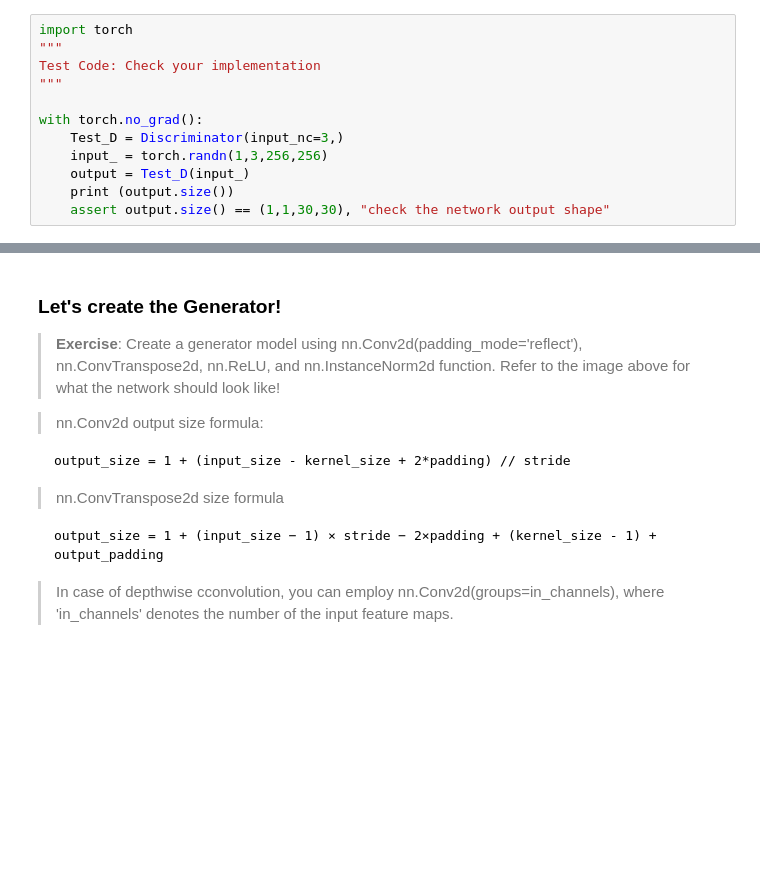
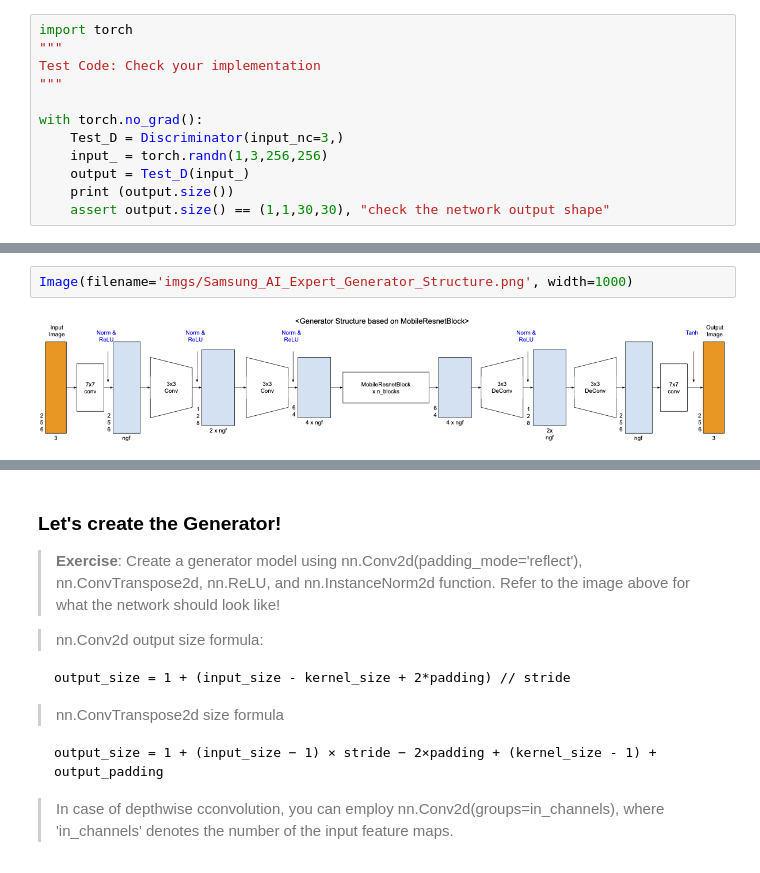
Before and after one commit to kminsoo/Genrative-Model-Tutorial, a Jupyter notebook: Colab_Tutorial_Exercise.ipynb, the cells around one changed output, grey strips where cells are left out. Cells and saved outputs as stored; diff of their text form; blank space fills up the shorter version.

```diff
--- a/Colab_Tutorial_Exercise.ipynb
+++ b/Colab_Tutorial_Exercise.ipynb
@@ -241,2 +243,6 @@ with torch.no_grad():
+# %%
+Image(filename='imgs/Samsung_AI_Expert_Generator_Structure.png', width=1000)
+# %% [output]
+[figure, added]
 # %% [markdown]
 ###  Define the MobileResidualBlock (Norm: nn.InstanceNorm2d)
```
Also changed, not shown: parts of 29 cells of this notebook.
